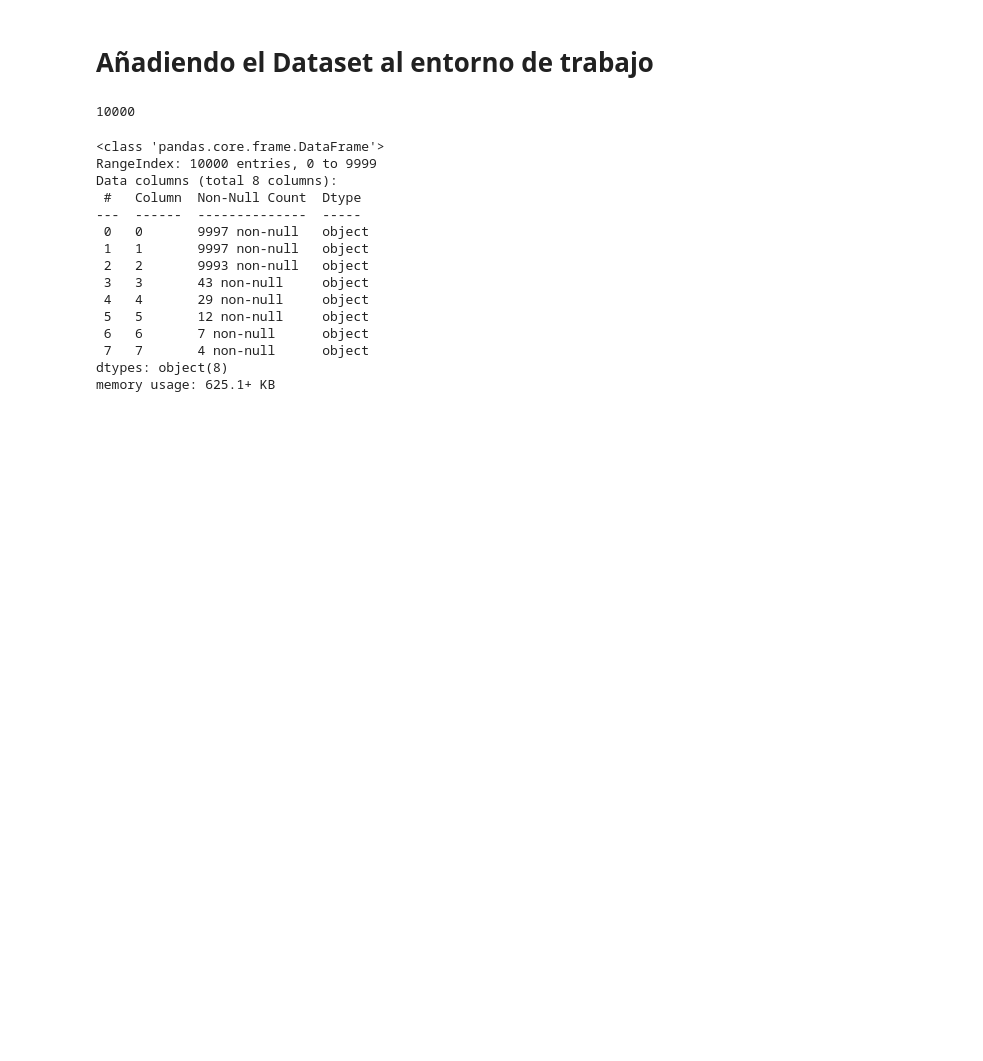
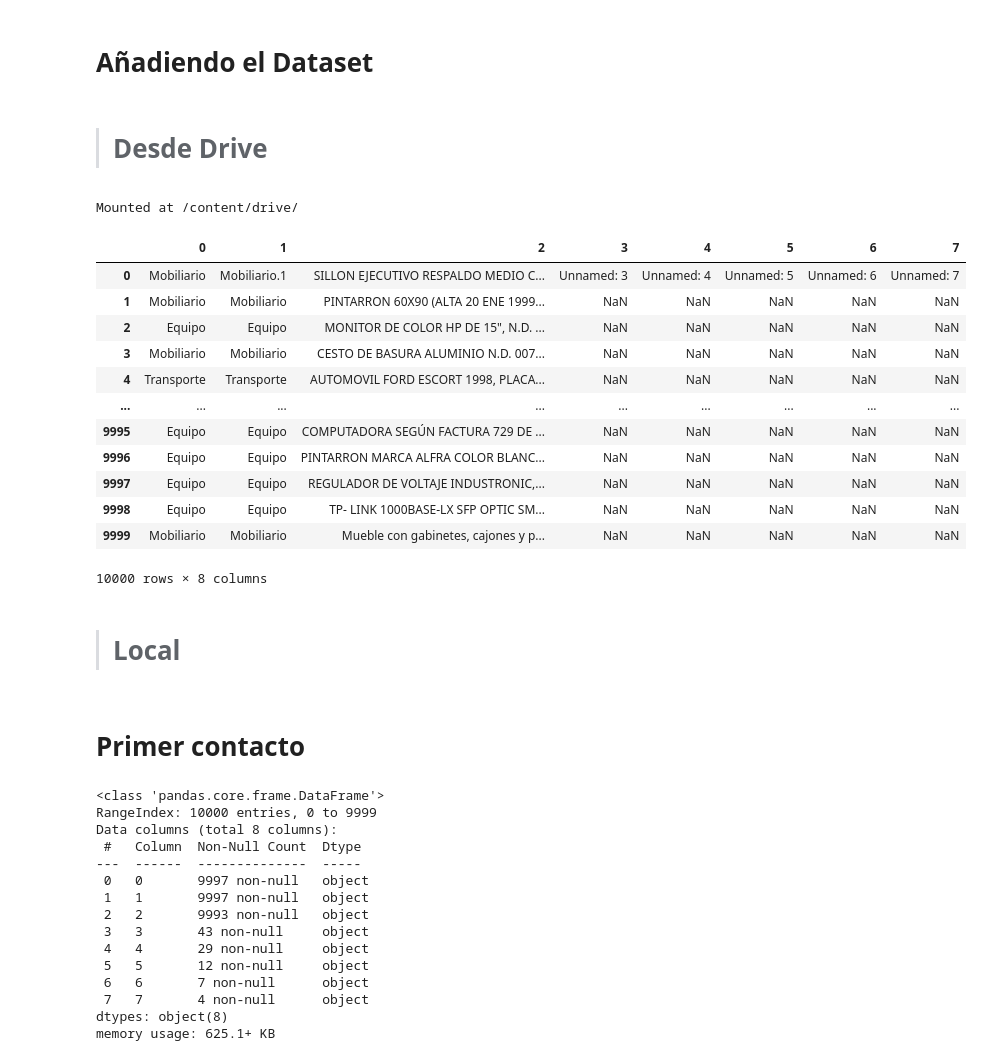
Before and after one commit to SnowTrash/pyHikethroug, a Jupyter notebook: I5912A_9.ipynb, the cells around one changed output. Cells and saved outputs as stored; diff of their text form; code cells hidden in the pictures; blank space fills up the shorter version.

```diff
--- a/I5912A_9.ipynb
+++ b/I5912A_9.ipynb
@@ -3,17 +19,50 @@
 # %% [markdown]
-# Añadiendo el Dataset al entorno de trabajo
+# Añadiendo el Dataset
+# %% [markdown]
+> # Desde Drive
+# %%
+from google.colab import drive
+drive.mount('/content/drive/')
+# %% [output]
+Mounted at /content/drive/
+# %%
+local_path = '/content/drive/MyDrive/Clasificacion Inteligente de datos - I5912/src/A9_dataset.csv'
+fh = open(local_path)
+csv_reader = csv.reader(fh)
+fh.close()
+# %%
+df = pd.read_csv(local_path,header=None)
+df
+# %% [output]
+|  | 0 | 1 | 2 | 3 | 4 | 5 | 6 | 7 |
+| 0 | Mobiliario | Mobiliario.1 | SILLON EJECUTIVO RESPALDO MEDIO C... | Unnamed: 3 | Unnamed: 4 | Unnamed: 5 | Unnamed: 6 | Unnamed: 7 |
+| 1 | Mobiliario | Mobiliario | PINTARRON 60X90 (ALTA 20 ENE 1999... | NaN | NaN | NaN | NaN | NaN |
+| 2 | Equipo | Equipo | MONITOR DE COLOR HP DE 15", N.D. ... | NaN | NaN | NaN | NaN | NaN |
+| 3 | Mobiliario | Mobiliario | CESTO DE BASURA ALUMINIO N.D. 007... | NaN | NaN | NaN | NaN | NaN |
+| 4 | Transporte | Transporte | AUTOMOVIL FORD ESCORT 1998, PLACA... | NaN | NaN | NaN | NaN | NaN |
+| ... | ... | ... | ... | ... | ... | ... | ... | ... |
+| 9995 | Equipo | Equipo | COMPUTADORA SEGÚN FACTURA 729 DE ... | NaN | NaN | NaN | NaN | NaN |
+| 9996 | Equipo | Equipo | PINTARRON MARCA ALFRA COLOR BLANC... | NaN | NaN | NaN | NaN | NaN |
+| 9997 | Equipo | Equipo | REGULADOR DE VOLTAJE INDUSTRONIC,... | NaN | NaN | NaN | NaN | NaN |
+| 9998 | Equipo | Equipo | TP- LINK 1000BASE-LX SFP OPTIC SM... | NaN | NaN | NaN | NaN | NaN |
+| 9999 | Mobiliario | Mobiliario | Mueble con gabinetes, cajones y p... | NaN | NaN | NaN | NaN | NaN |
+10000 rows × 8 columns
+# %% [markdown]
+> # Local
 # %%
-import pandas as pd
-import numpy as np
-import matplotlib.pyplot as plt
+#import pandas as pd
+#import numpy as np
+#import matplotlib.pyplot as plt
+
+#Con estas 2 lineas creamos el archivo .csv de un .xlsx
 
 #read_file = pd.read_excel (r'src/A9_dataset.xlsx')
 #read_file.to_csv (r'src/A9_dataset.csv', index = None, header=True)
 
-df = pd.read_csv('src/A9_dataset.csv', header=None)
-print(len(df))
+#df = pd.read_csv('src/A9_dataset.csv', header=None)
+#print(len(df))
-# %% [output]
-10000
+# %% [markdown]
+# Primer contacto
 # %%
 df.info()
 # %% [output]
```
Also changed, not shown: parts of 20 cells of this notebook.
